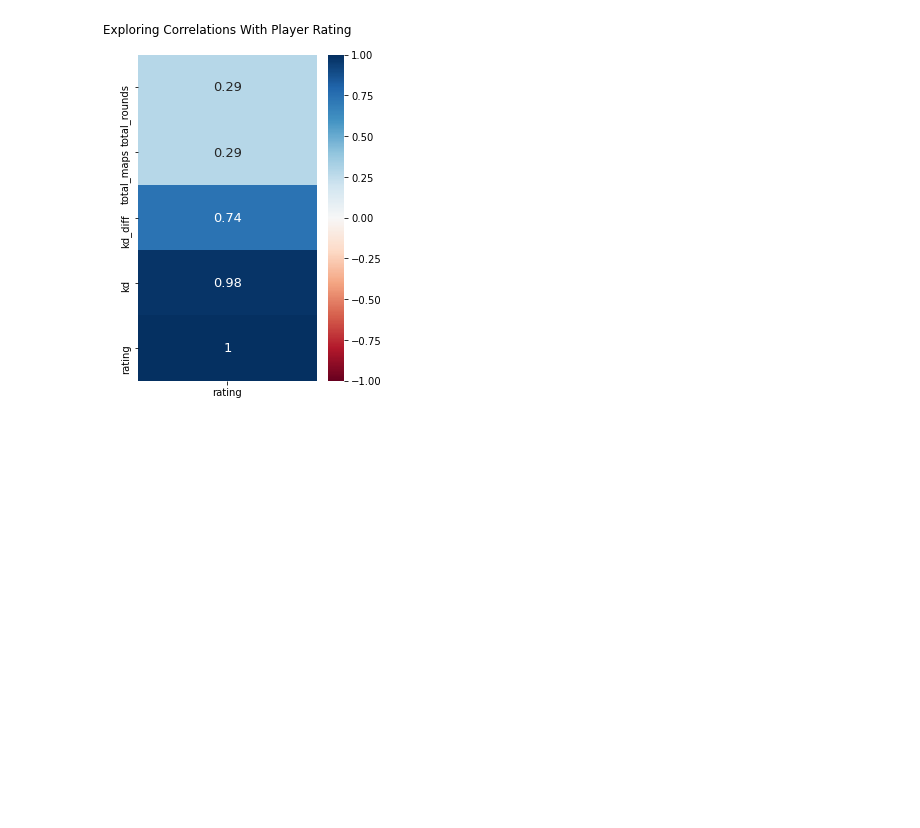
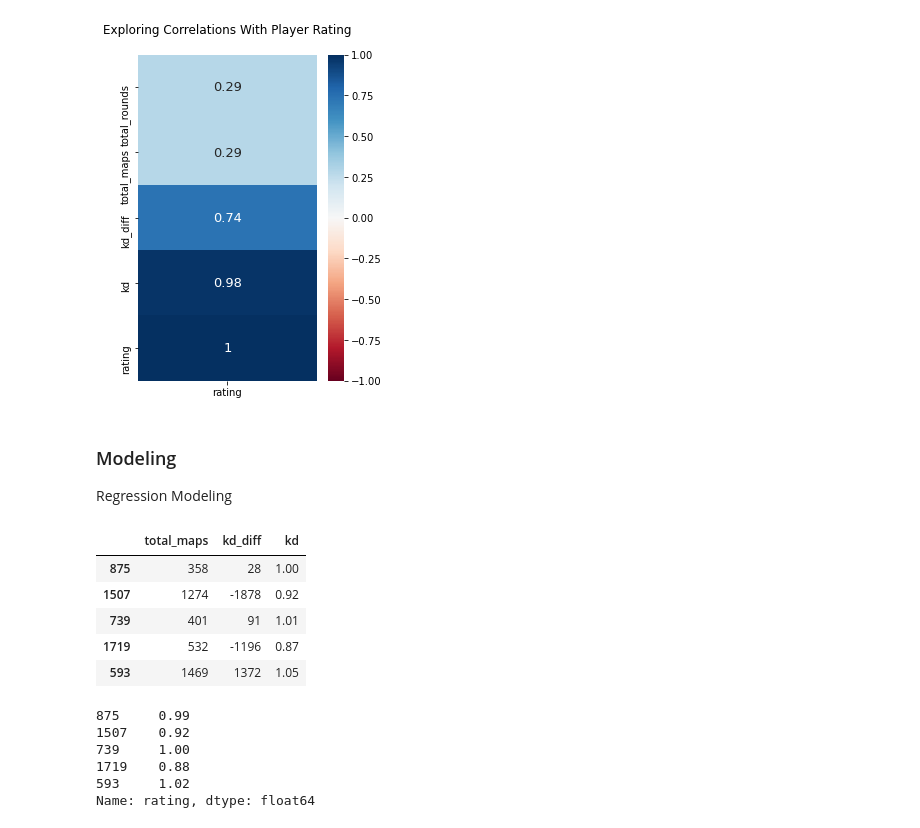
Before and after one commit to ForrestMccrosky/CSGO_player_KD, a Jupyter notebook: Rough_Draft.ipynb, the cells around one changed output. Drawn from its saved outputs; the diff is of its cells as text; code cells hidden in the pictures; blank space fills up the shorter version.

Commit message:
adding x and y splits and one predictive model

```diff
--- a/Rough_Draft.ipynb
+++ b/Rough_Draft.ipynb
@@ -256,3 +256,33 @@ plt.title('Exploring Correlations With Player Rating\n')
 plt.show()
 # %% [output]
 [figure]
+# %% [markdown]
+### Modeling
+Regression Modeling
+# %%
+## Setting up X and y's by dropping target variable from X's and setting them to y
+
+## also dropping unneccessary columns for predicting target variable
+
+
+X_train, y_train = train.drop(columns = ['total_rounds', 'teams', 'country' ,'name', 'rating']), train.rating
+X_validate, y_validate = validate.drop(columns = ['total_rounds', 'teams', 'country' ,'name', 'rating']), validate.rating
+X_test, y_test = test.drop(columns = ['total_rounds', 'teams', 'country' ,'name', 'rating']), test.rating
+# %%
+X_train.head() ## previewing our x_train dataframe
+# %% [output]
+|  | total_maps | kd_diff | kd |
+| 875 | 358 | 28 | 1.00 |
+| 1507 | 1274 | -1878 | 0.92 |
+| 739 | 401 | 91 | 1.01 |
+| 1719 | 532 | -1196 | 0.87 |
+| 593 | 1469 | 1372 | 1.05 |
+# %%
+y_train.head() ## previewing our y_train array
+# %% [output]
+875     0.99
+1507    0.92
+739     1.00
+1719    0.88
+593     1.02
+Name: rating, dtype: float64
```
Also changed, not shown: parts of 7 cells of this notebook.
